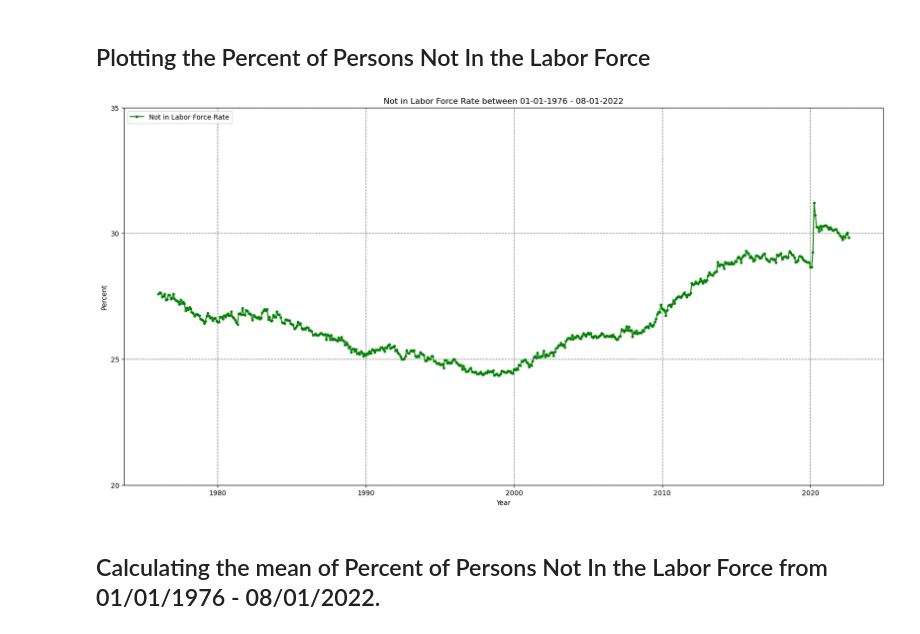
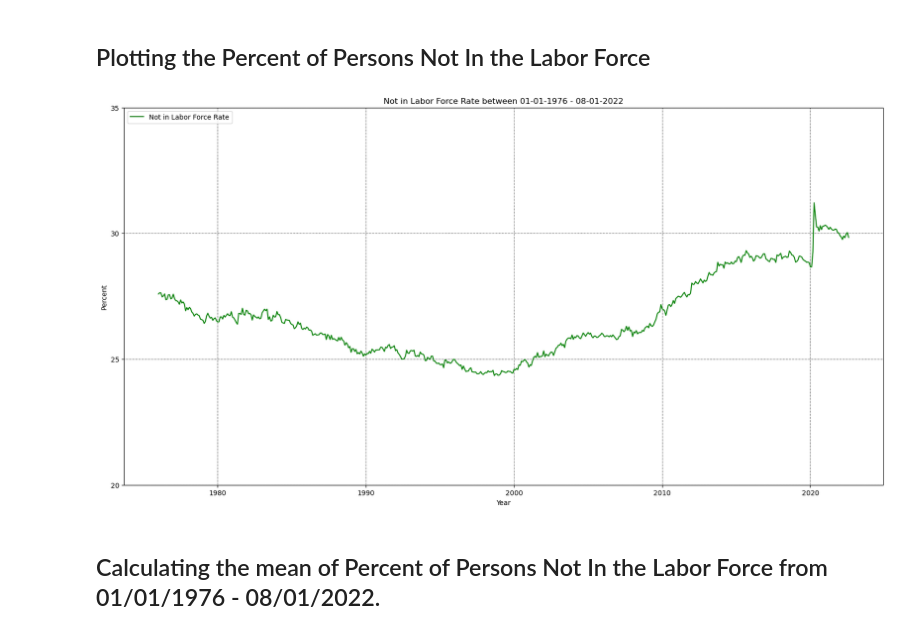
Before and after one commit to boggs2louky/EAP, a Jupyter notebook: National Unemployment and Labor Force Participation 1976-2022.ipynb, the cells around one changed output. Cells and saved outputs as stored; diff of their text form; code cells hidden in the pictures.

```diff
--- a/National Unemployment and Labor Force Participation 1976-2022.ipynb
+++ b/National Unemployment and Labor Force Participation 1976-2022.ipynb
@@ -314,20 +312,20 @@ Econdata
 # %%
 # Plot of Not in Labor Force Rate between the years of 01-01-1976 - 08-01-2022.
 plt.figure(figsize=(20,10))
 
-plt.plot(Econdata.DATE, Econdata.NILBRFRCRT, 'g.-', label='Not in Labor Force Rate')
+plt.plot(Econdata.DATE, Econdata.NILBRFRCRT, 'green', label='Not in Labor Force Rate')
 
 
 plt.title('Not in Labor Force Rate between 01-01-1976 - 08-01-2022')
 plt.ylabel('Percent')
 plt.xlabel('Year')
 plt.yticks([20, 25, 30, 35])
 plt.grid(True, color='k', linestyle=':')
 plt.legend(loc=2)
 
 plt.show()
 # %% [output]
-[figure, old version]
+[figure, new version]
 # %% [markdown]
 ## Calculating the mean of Percent of Persons Not In the Labor Force from 01/01/1976 - 08/01/2022.
 # %%
```
Also changed, not shown: parts of 5 cells of this notebook.
